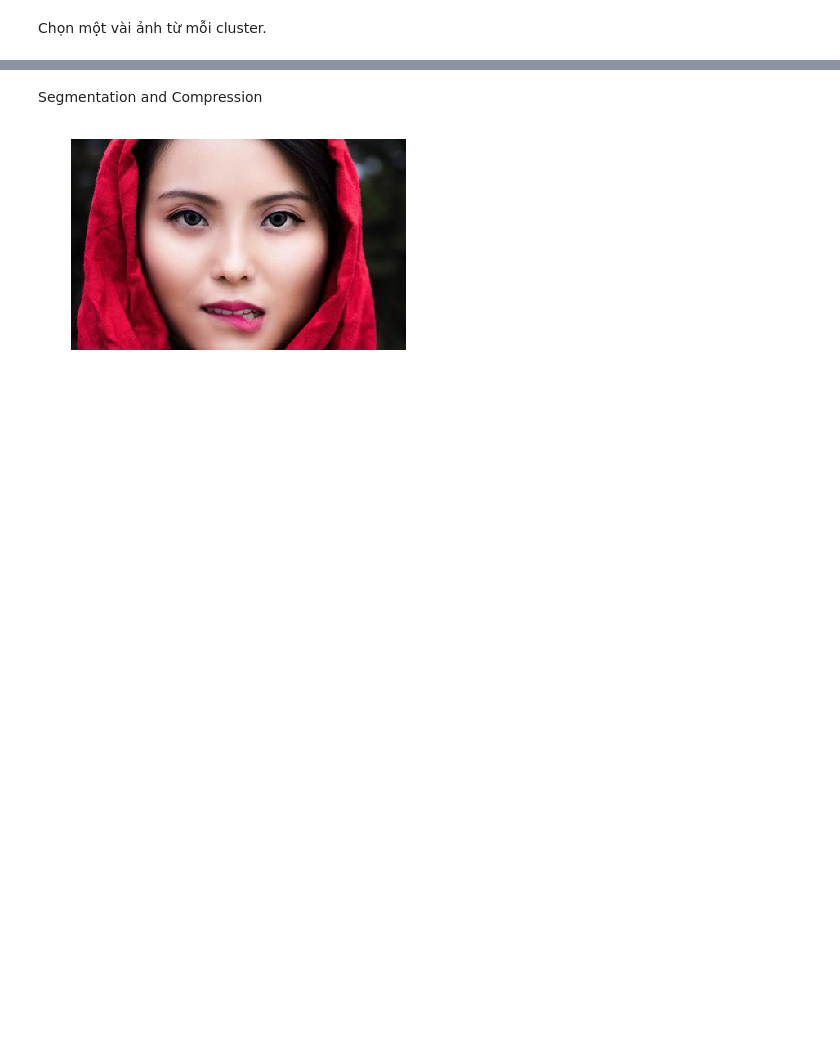
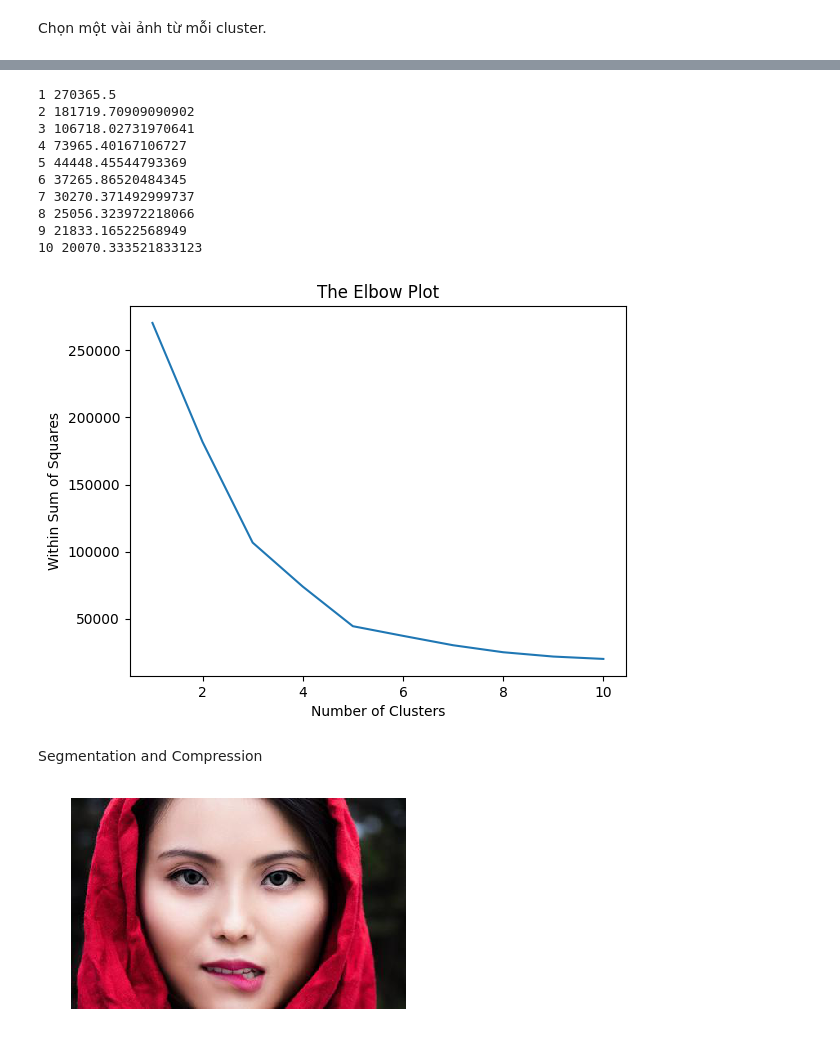
Before and after one commit to mediumhust/ml, a Jupyter notebook: assets/kmeans/Kmeans2.ipynb, the cells around one changed output, grey strips where cells are left out. Saved outputs shown, nothing was run; the diff lists cells and outputs as text; code cells hidden in the pictures; blank space fills up the shorter version.

```diff
--- a/assets/kmeans/Kmeans2.ipynb
+++ b/assets/kmeans/Kmeans2.ipynb
@@ -118,3 +178,33 @@ plt.show()
+# %%
+## Code to find within sum of squares
+wss= []
+for i in range(1,11) :
+    kmeans = KMeans(n_clusters = i, n_init =10 ,random_state =0 )
+    kmeans.fit(iv)
+    wss.append(kmeans.inertia_)  #Inertia: Sum of distances of samples to their closest cluster center
+    print (i, kmeans.inertia_)
+
+#find the values where change slowing down .
+
+
+## Plotting the Within Sum of Squares
+plt.plot(range(1,11),wss)
+plt.title("The Elbow Plot")
+plt.xlabel("Number of Clusters")
+plt.ylabel("Within Sum of Squares")
+plt.show()
+# %% [output]
+1 270365.5
+2 181719.70909090902
+3 106718.02731970641
+4 73965.40167106727
+5 44448.45544793369
+6 37265.86520484345
+7 30270.371492999737
+8 25056.323972218066
+9 21833.16522568949
+10 20070.333521833123
+[figure, added]
 # %% [markdown]
 Segmentation and Compression
 # %%
```
Also changed, not shown: parts of 7 cells of this notebook.
